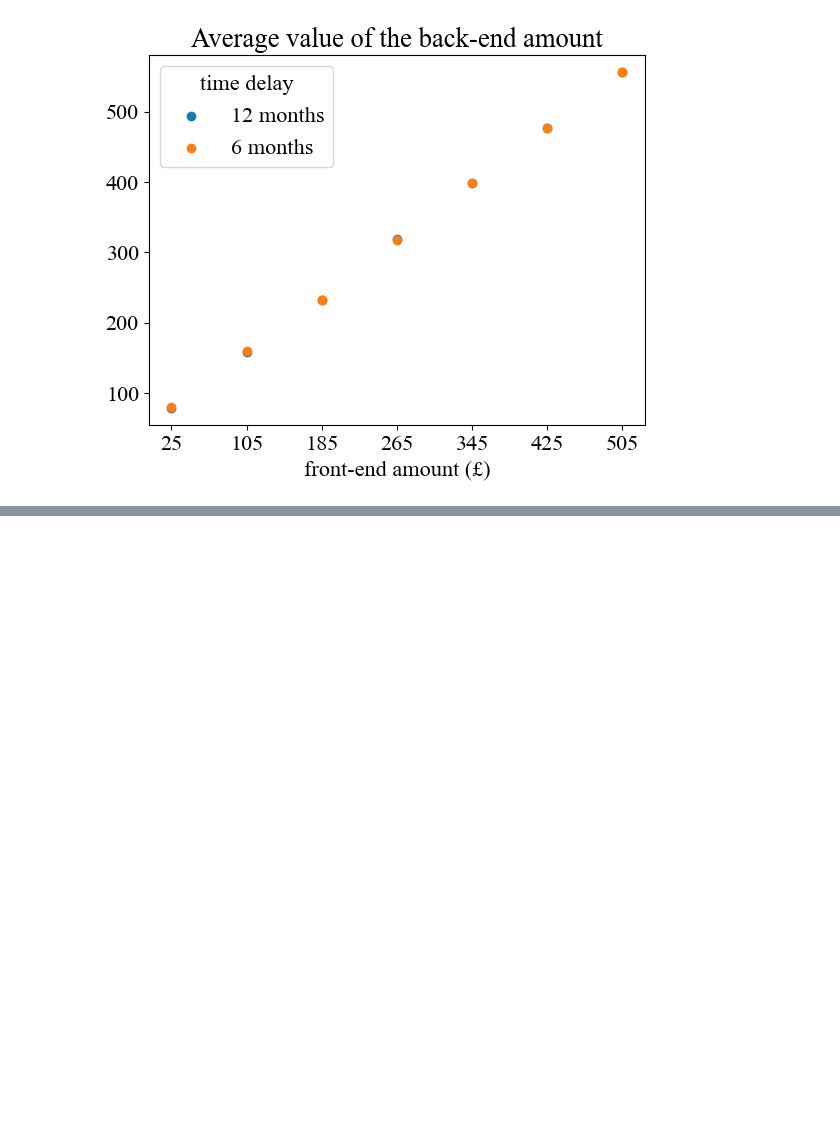
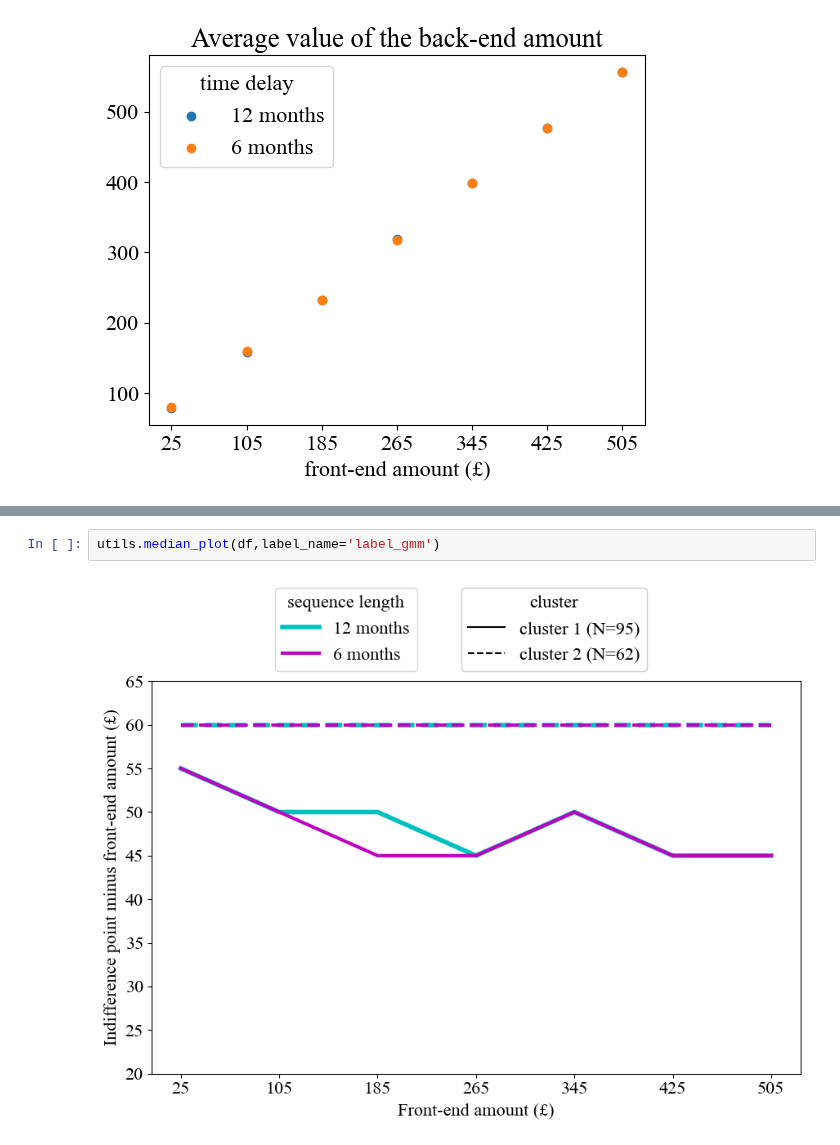
Before and after one commit to zarkwang/attention_discount_project, a Jupyter notebook: experiment_2/analysis.ipynb, the cells around one changed output, grey strips where cells are left out. Cells and saved outputs as stored; diff of their text form; blank space fills up the shorter version.

```diff
--- a/experiment_2/analysis.ipynb
+++ b/experiment_2/analysis.ipynb
@@ -136 +98,5 @@ plt.show()
+# %%
+utils.median_plot(df,label_name='label_gmm')
+# %% [output]
+[figure, added]
 # %%
```
Also changed, not shown: parts of 23 cells of this notebook, 17 other files.
